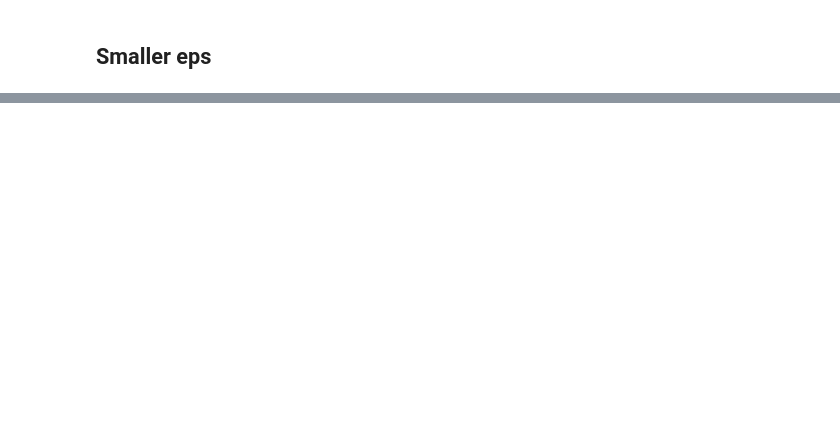
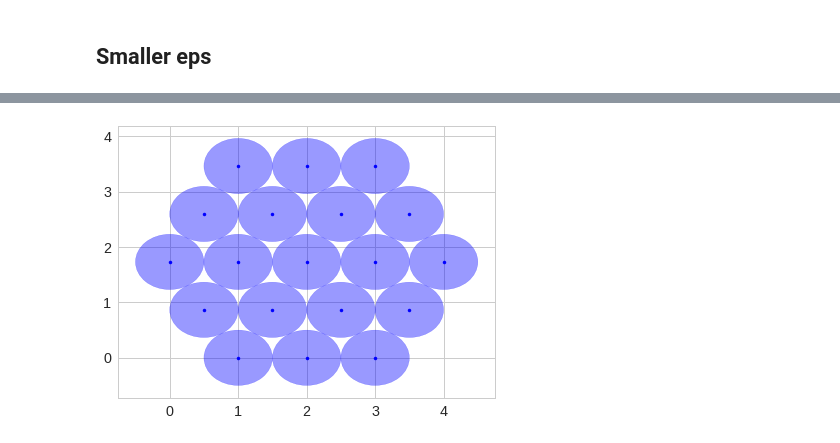
Before and after one commit to somathias/cbmos, a Jupyter notebook: test_adaptivity_38cells.ipynb, the cells around one changed output, grey strips where cells are left out. Cells and saved outputs as stored; diff of their text form; code cells hidden in the pictures; blank space fills up the shorter version.

```diff
--- a/test_adaptivity_38cells.ipynb
+++ b/test_adaptivity_38cells.ipynb
@@ -148,0 +196,5 @@ plt.savefig('adaptivity_38cells_eps0_001.png', bbox_inches='tight')
+# %%
+# plot to check what happend
+plot_population(initial_sheet)
+# %% [output]
+[figure, added]
```
Also changed, not shown: parts of 12 cells of this notebook, 2 other files.
